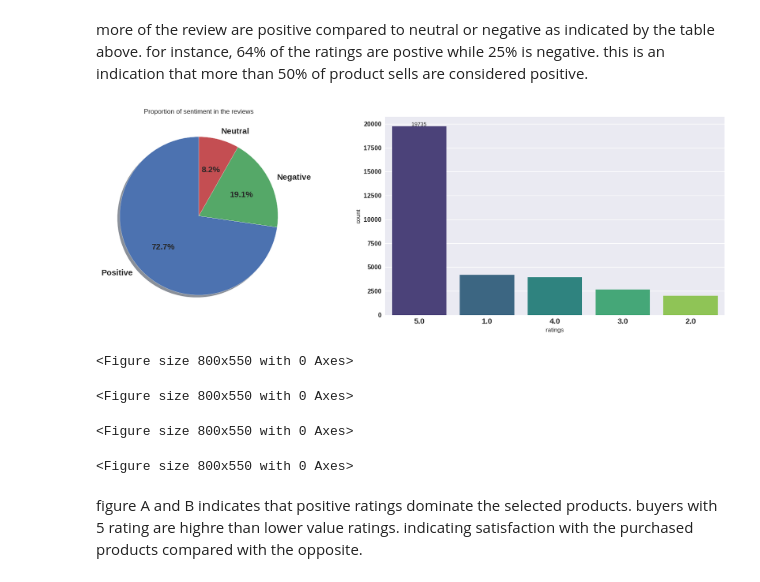
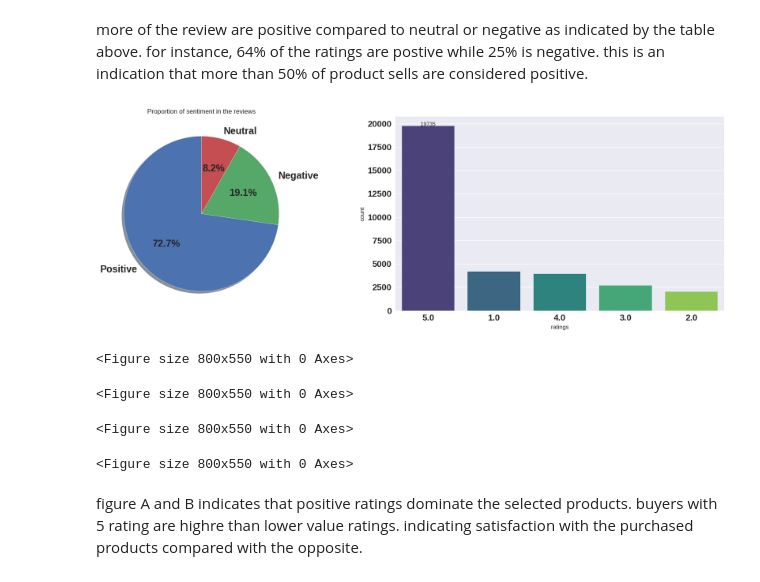
Before and after one commit to haliberry29/halimatusadia, a Jupyter notebook: increasing-amazon-sales-by-analyzing-customer-revi.ipynb, the cells around one changed output. Drawn from its saved outputs; the diff is of its cells as text; code cells hidden in the pictures.

```diff
--- a/increasing-amazon-sales-by-analyzing-customer-revi.ipynb
+++ b/increasing-amazon-sales-by-analyzing-customer-revi.ipynb
@@ -241,39 +245,39 @@ ax[0].pie(
     startangle = 90,  #rotate the pie so the first slice starts at angle 90
     shadow = True, #Adds a shadow effect under the pie chart for visual depth.
     #hue = sentiment_counts.index,
     wedgeprops ={'edgecolor': 'white'}, #set pie edge color as white
-    textprops ={'fontsize':15, 'fontweight':'bold'} #create pie chat to show the representation of each sentiment category
+    textprops ={'fontsize':18, 'fontweight':'bold'} #create pie chat to show the representation of each sentiment category
 )
 ax[0].set_title(f"Proportion of sentiment in the reviews") #add a title to the pie chat
 
 sns.countplot( #create a countplot
   data = selected_products, #data source
   x  ='ratings',   #we are using the overall ratings column
   order = selected_products['ratings'].value_counts().index, #sum the total count for each rating and add the label
   palette  ="viridis",
   ax=ax[1]
 )
-ax[1].tick_params(axis='x', labelsize=14, width=2)  #increases the tick label size
-ax[1].tick_params(axis='y', labelsize=14, width=2)
+ax[1].tick_params(axis='x', labelsize=16, width=2)  #increases the tick label size
+ax[1].tick_params(axis='y', labelsize=16, width=2)
 for tick in ax[1].get_xticklabels(): #get the tick labels from the table for the x axis
-  tick.set_fontsize(14) #set the tick font size
+  tick.set_fontsize(16) #set the tick font size
   tick.set_fontweight('bold') #bolden the font
 
 for tick in ax[1].get_yticklabels(): #get tick labels from the table for the y axis
-  tick.set_fontsize(12)
+  tick.set_fontsize(16)
   tick.set_fontweight('bold')
 
 for i, p in enumerate(ax[1].patches):
   ax[1].annotate(
       selected_products['ratings'].value_counts().iloc[i],
       (p.get_x() + p.get_width() / 2., p.get_height() + 0.5),
       ha = "center"
   )      #add the total count on each bar and center it
 
   plt.tight_layout()
   plt.show()
 # %% [output]
-[figure, old version]
+[figure, new version]
 <Figure size 800x550 with 0 Axes>
 <Figure size 800x550 with 0 Axes>
 <Figure size 800x550 with 0 Axes>
```
Also changed, not shown: parts of 4 cells of this notebook.
